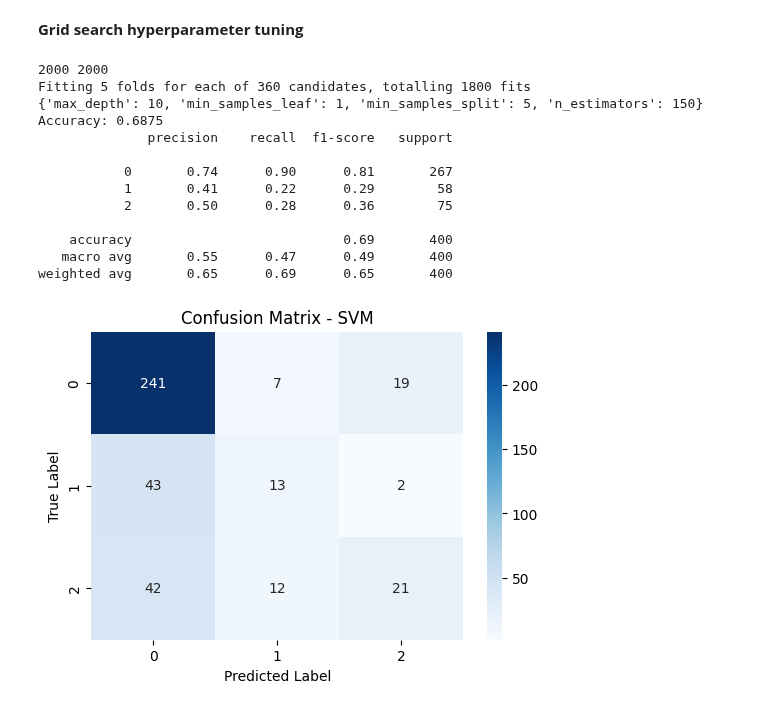
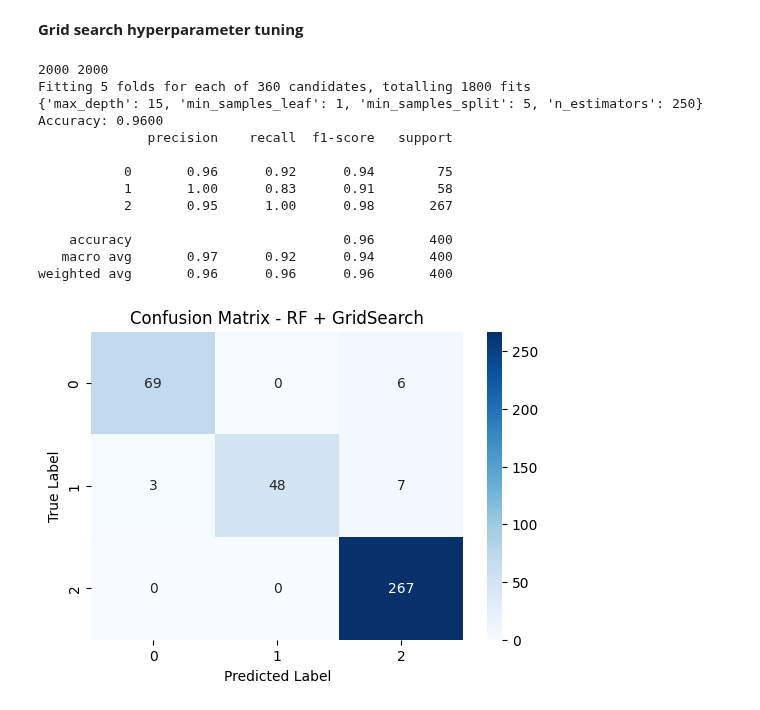
Before and after one commit to maxvonlancaster/nlp-fuzzy, a Jupyter notebook: src/medical.ipynb, the cells around one changed output. Drawn from its saved outputs; the diff is of its cells as text; code cells hidden in the pictures.

```diff
--- a/src/medical.ipynb
+++ b/src/medical.ipynb
@@ -102,7 +102,10 @@ import matplotlib.pyplot as plt
 from xgboost import XGBClassifier
 from sklearn.model_selection import train_test_split
 from sklearn.metrics import classification_report, accuracy_score, confusion_matrix
-from sklearn.preprocessing import OneHotEncoder
+from sklearn.preprocessing import LabelEncoder
+
+le = LabelEncoder()
+
 
 data = pd.read_csv('../resources/medical/disease_diagnosis.csv')
 
@@ -111,23 +114,22 @@ data['Blood_Pressure_mmHg_lower'] = data['Blood_Pressure_mmHg'].apply(lambda x:
 data['Blood_Pressure_mmHg_upper'] = data['Blood_Pressure_mmHg'].apply(lambda x: int(x.split('/')[0]) if isinstance(x, str) and '/' in x else None)
 data['Body_Temperature_C_scaled'] = (data['Body_Temperature_C'] - min(data['Body_Temperature_C'])) / (max(data['Body_Temperature_C']) - min(data['Body_Temperature_C']))
 
-ohe = OneHotEncoder(sparse_output=False)
 
-ohe.fit_transform(data[['Treatment_Plan']])
-ohe.fit_transform(data[['Gender']])
-ohe.fit_transform(data[['Symptom_1']])
-ohe.fit_transform(data[['Symptom_2']])
-ohe.fit_transform(data[['Symptom_3']])
+data['Gender_encoded'] = le.fit_transform(data['Gender'])
+data['Treatment_Plan_encoded'] = le.fit_transform(data['Treatment_Plan'])
+data['Symptom_1_encoded'] = le.fit_transform(data['Symptom_1'])
+data['Symptom_2_encoded'] = le.fit_transform(data['Symptom_2'])
+data['Symptom_3_encoded'] = le.fit_transform(data['Symptom_3'])
 
 display(data.head(10))
 
 features = ['Oxygen_Saturation_%', 'Heart_Rate_bpm', 'Body_Temperature_C_scaled',
                       'Blood_Pressure_mmHg_upper', 'Blood_Pressure_mmHg_lower', 'Age',
-                      'Gender', 'Symptom_1', 'Symptom_2', 'Symptom_3']
+                      'Gender_encoded', 'Symptom_1_encoded', 'Symptom_2_encoded', 'Symptom_3_encoded']
 
 # Load dataset
 X = data[features]
-y = data['Treatment_Plan']
+y = data['Treatment_Plan_encoded']
 
 # Split into train/test
 X_train, X_test, y_train, y_test = train_test_split(
@@ -236,12 +252,26 @@ from sklearn.model_selection import train_test_split
 from sklearn.metrics import classification_report, accuracy_score, confusion_matrix
 from sklearn.model_selection import GridSearchCV
 import seaborn as sns
+from sklearn.preprocessing import LabelEncoder
+from sklearn.ensemble import RandomForestClassifier
+
+le = LabelEncoder()
+
+
+
+data['Gender_encoded'] = le.fit_transform(data['Gender'])
+data['Treatment_Plan_encoded'] = le.fit_transform(data['Treatment_Plan'])
+data['Symptom_1_encoded'] = le.fit_transform(data['Symptom_1'])
+data['Symptom_2_encoded'] = le.fit_transform(data['Symptom_2'])
+data['Symptom_3_encoded'] = le.fit_transform(data['Symptom_3'])
+
 
 numerical_features = ['Oxygen_Saturation_%', 'Heart_Rate_bpm', 'Body_Temperature_C_scaled',
-                      'Blood_Pressure_mmHg_upper', 'Blood_Pressure_mmHg_lower', 'Age']
+                      'Blood_Pressure_mmHg_upper', 'Blood_Pressure_mmHg_lower', 'Age', 'Gender_encoded',
+                      'Symptom_1_encoded', 'Symptom_2_encoded', 'Symptom_3_encoded']
 
 X = data[numerical_features]
-y = data['treatment_plan_int']
+y = data['Treatment_Plan_encoded']
 
 print(len(X), len(y))
 
@@ -259,39 +289,39 @@ grid = GridSearchCV(RandomForestClassifier(), param_grid, refit = True, verbose
 # fitting the model for grid search
 grid.fit(X_train, y_train)
 
 # print best parameter after tuning
 print(grid.best_params_)
 grid_predictions = grid.predict(X_test)
 
 # # initialize svm classifier
 # svm_model = SVC(kernel="rbf", probability=True, random_state=42)
 # svm_model.fit(X_train, y_train)
 
 # y_pred = svm_model.predict(X_test)
 
 print(f"Accuracy: {accuracy_score(y_test, grid_predictions):.4f}")
 print(classification_report(y_test, grid_predictions))
 
 # confusion matrix:
 cm = confusion_matrix(y_test, grid_predictions)
 plt.figure(figsize=(6, 4))
 sns.heatmap(cm, annot=True, fmt="d", cmap="Blues", xticklabels=["0", "1", "2"], yticklabels=["0", "1", "2"])
 plt.xlabel("Predicted Label")
 plt.ylabel("True Label")
 plt.title("Confusion Matrix - RF + GridSearch")
 plt.show()
 # %% [output]
 2000 2000
 Fitting 5 folds for each of 360 candidates, totalling 1800 fits
-{'max_depth': 10, 'min_samples_leaf': 1, 'min_samples_split': 5, 'n_estimators': 150}
-Accuracy: 0.6875
+{'max_depth': 15, 'min_samples_leaf': 1, 'min_samples_split': 5, 'n_estimators': 250}
+Accuracy: 0.9600
               precision    recall  f1-score   support
 
-           0       0.74      0.90      0.81       267
-           1       0.41      0.22      0.29        58
-           2       0.50      0.28      0.36        75
+           0       0.96      0.92      0.94        75
+           1       1.00      0.83      0.91        58
+           2       0.95      1.00      0.98       267
 
-    accuracy                           0.69       400
-   macro avg       0.55      0.47      0.49       400
-weighted avg       0.65      0.69      0.65       400
+    accuracy                           0.96       400
+   macro avg       0.97      0.92      0.94       400
+weighted avg       0.96      0.96      0.96       400
-[figure, old version]
+[figure, new version]
```
Also changed, not shown: parts of 3 cells of this notebook, 4 other files.
